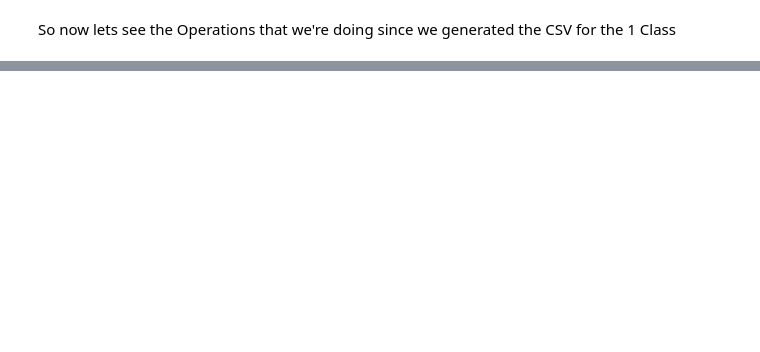
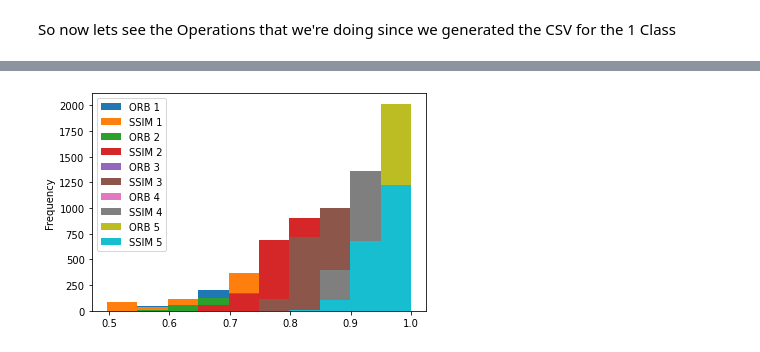
Before and after one commit to arnavd2001/iiitb_cnn, a Jupyter notebook: csvvisn.ipynb, the cells around one changed output, grey strips where cells are left out. Drawn from its saved outputs; the diff is of its cells as text; code cells hidden in the pictures; blank space fills up the shorter version.

```diff
--- a/csvvisn.ipynb
+++ b/csvvisn.ipynb
@@ -48,0 +30,4 @@ data1.describe()
+# %%
+ax = df.plot.hist()
+# %% [output]
+[figure, added]
```
Also changed, not shown: parts of 24 cells of this notebook.
